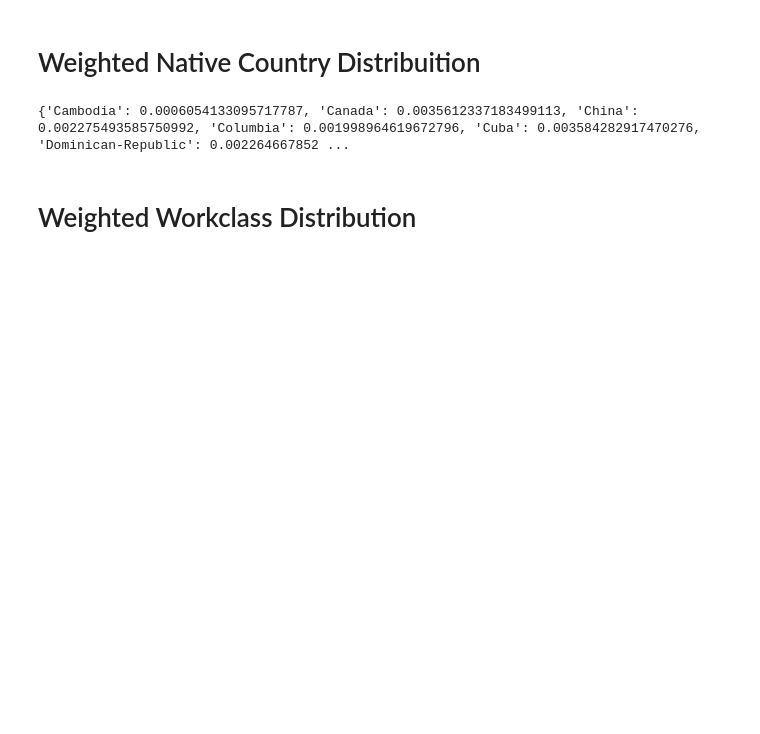
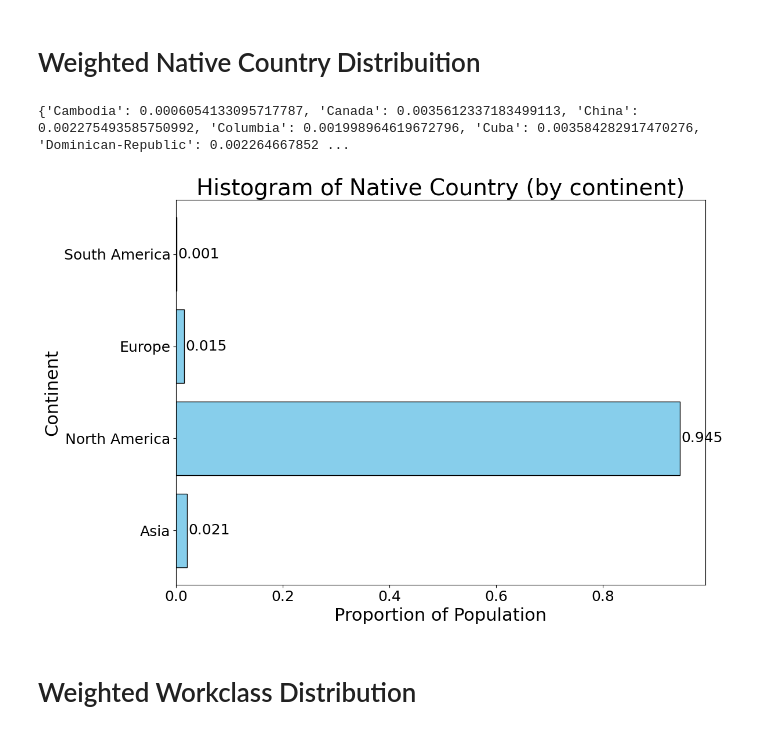
Before and after one commit to xHuGODx/TAA-Project, a Jupyter notebook: adult_dataset.ipynb, the cells around one changed output. Saved outputs shown, nothing was run; the diff lists cells and outputs as text; code cells hidden in the pictures; blank space fills up the shorter version.

```diff
--- a/adult_dataset.ipynb
+++ b/adult_dataset.ipynb
@@ -176,8 +240,43 @@ print(race_distribution)
 # %%
 ncountry_distribution = (df.groupby('native-country')['fnlwgt'].sum() / total_fnlwgt).to_dict()
 print(ncountry_distribution)
+
+continent_groups = {
+    'North America': ['Canada', 'United-States', 'Mexico', 'Puerto-Rico', 'Outlying-US(Guam-USVI-etc)', 'Jamaica', 'Dominican-Republic', 'Cuba', 'Haiti', 'El-Salvador', 'Guatemala', 'Nicaragua', 'Honduras', 'Trinadad&Tobago', 'Columbia', 'Ecuador'],
+    'Europe': ['England', 'France', 'Germany', 'Greece', 'Holand-Netherlands', 'Hungary', 'Ireland', 'Italy', 'Poland', 'Portugal', 'Scotland', 'Yugoslavia'],
+    'Asia': ['Cambodia', 'China', 'Hong', 'India', 'Iran', 'Japan', 'Laos', 'Philippines', 'South', 'Taiwan', 'Thailand', 'Vietnam'],
+    'Africa': [],
+    'South America': ['Peru'],
+    'Oceania': [],
+    'Other': []
+}
+continent_distribution = {}
+for country, proportion in ncountry_distribution.items():
+    found = False
+    for continent, countries in continent_groups.items():
+        if country in countries:
+            continent_distribution[continent] = continent_distribution.get(continent, 0) + proportion
+            found = True
+            break
+    if not found:
+        continent_distribution['Other'] = continent_distribution.get('Other', 0) + proportion
+continent_labels = [f"{k}" for k in continent_distribution.keys()]
+continent_values = list(continent_distribution.values())
+
+plt.figure(figsize=(12, 8))
+plt.barh(continent_labels, continent_values, color='skyblue', edgecolor='black')
+plt.title('Histogram of Native Country (by continent)', fontsize=28)
+plt.xlabel('Proportion of Population', fontsize=22)
+plt.ylabel('Continent', fontsize=22)
+plt.xticks(fontsize=18)
+plt.yticks(fontsize=18)
+for i, value in enumerate(continent_values):
+    plt.text(value + 0.002, i, f'{value:.3f}', va='center', fontsize=18)
+plt.tight_layout()
+plt.show()
 # %% [output]
 {'Cambodia': 0.0006054133095717787, 'Canada': 0.0035612337183499113, 'China': 0.002275493585750992, 'Columbia': 0.001998964619672796, 'Cuba': 0.003584282917470276, 'Dominican-Republic': 0.002264667852 ...
+[figure, added]
 # %% [markdown]
 # Weighted Workclass Distribution
 # %%
```
Also changed, not shown: parts of 10 cells of this notebook.
